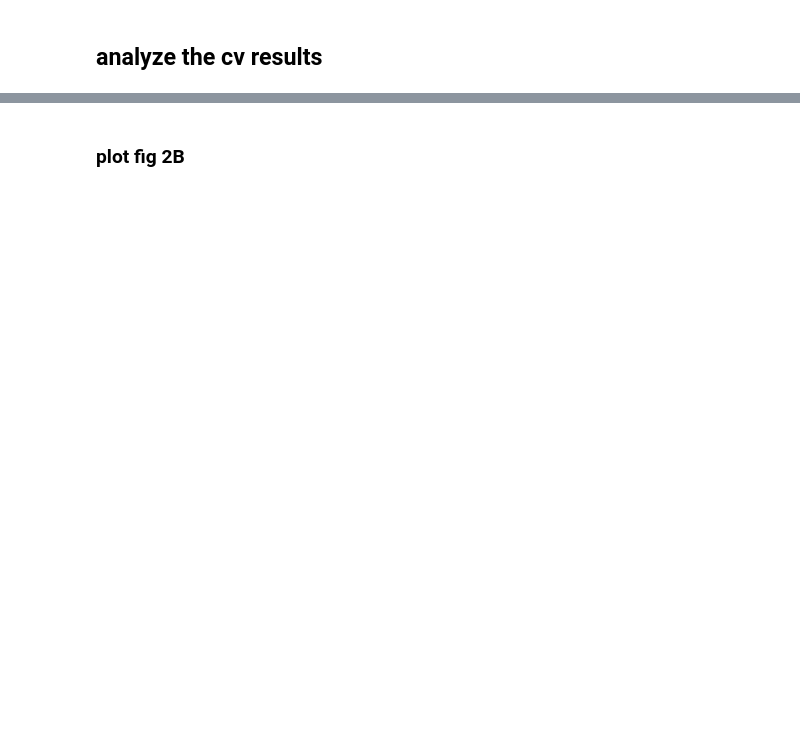
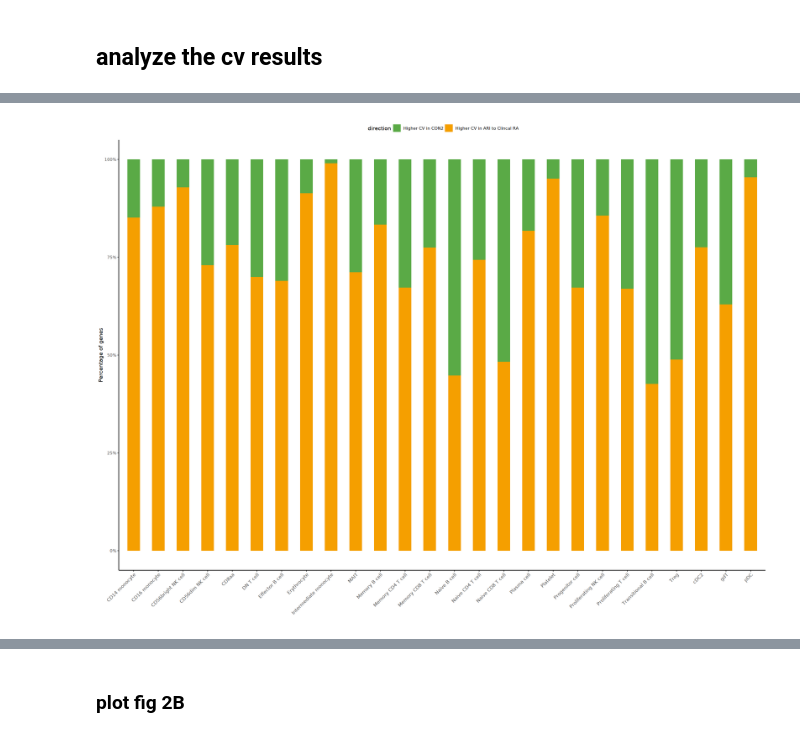
Before and after one commit to aifimmunology/ALTRA-manuscript, a Jupyter notebook: Analysis/scRNA/Longitudinal_analysis/05_R_scRNA_plamo_variability_analysis.ipynb, the cells around one changed output, grey strips where cells are left out. Drawn from its saved outputs; the diff is of its cells as text; code cells hidden in the pictures; blank space fills up the shorter version.

```diff
--- a/Analysis/scRNA/Longitudinal_analysis/05_R_scRNA_plamo_variability_analysis.ipynb
+++ b/Analysis/scRNA/Longitudinal_analysis/05_R_scRNA_plamo_variability_analysis.ipynb
@@ -477,0 +510,5 @@ mean_vc%>%head()
+# %%
+table_s14 <- read_csv('/home/workspace/private/ra-cohort-ide/ALTRA_manuscript/certPro_scRNA/certPro_results/TableS14_ALTRA_CON2_CV_comparison.csv',
+                     show_col_types = FALSE)%>%
+    mutate(direction= factor(direction, levels = c('Higher CV in CON2', 'Higher CV in ARI to Clincal RA')))
+table_s14 %>% head()
@@ -477,0 +527,9 @@ mean_vc%>%head()
+# %%
+# calcualte the counts of genes
+cv_direction_counts <- table_s14 %>%
+  filter(`Cell type` != "cDC1") %>%
+  group_by(`Cell type`, direction) %>%
+  tally() %>%
+  mutate(`Cell type` = factor(`Cell type`, levels = sort(unique(table_s14$`Cell type`))),
+         counts = if_else(direction == "Higher CV in converters", -n, n), pct = prop.table(n))
+cv_direction_counts %>% head()
@@ -477,0 +546,23 @@ mean_vc%>%head()
+# %%
+# plot the deg counts
+p1 <- ggplot(cv_direction_counts,
+             aes(width = 0.5, fill = direction, y = pct, x = `Cell type`)) +
+  geom_col() +
+  ylab("Percentage of genes") +
+  xlab("") +
+  theme_classic() +
+  theme(
+    axis.text.x = element_text(angle = 45, hjust = 1, vjust = 1, size = 10),
+    legend.position = "top",
+    strip.text = element_text(size = 10)
+  ) +
+  scale_fill_manual(values = c(
+    "#5AAA46",
+    "#F59F00"
+  )) +
+  scale_y_continuous(labels = scales::percent)
+
+p1
+# ggsave(file.path(fig_path, paste0(proj_name, 'cv_barplot_percent.pdf')), width = 6, height = 4)
+# %% [output]
+[figure, added]
```
Also changed, not shown: parts of 161 cells of this notebook, 1 other file.
